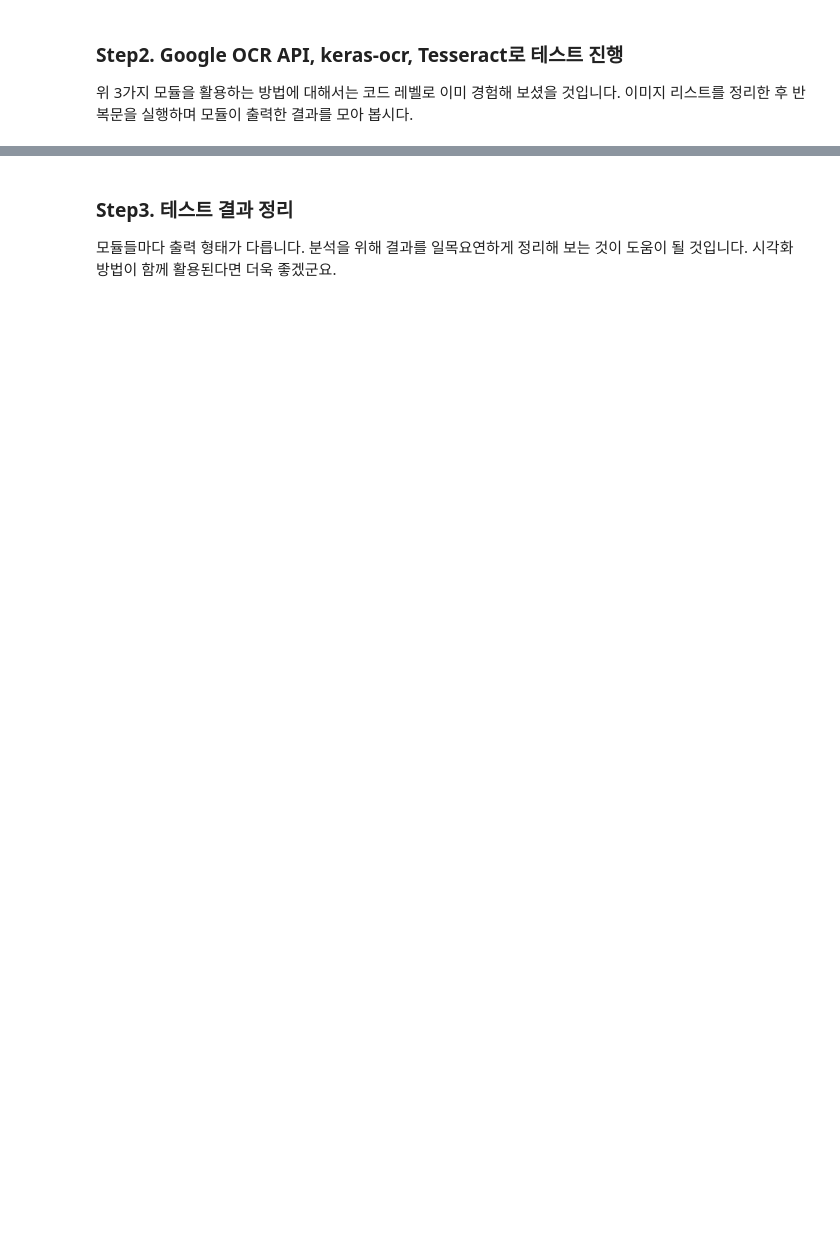
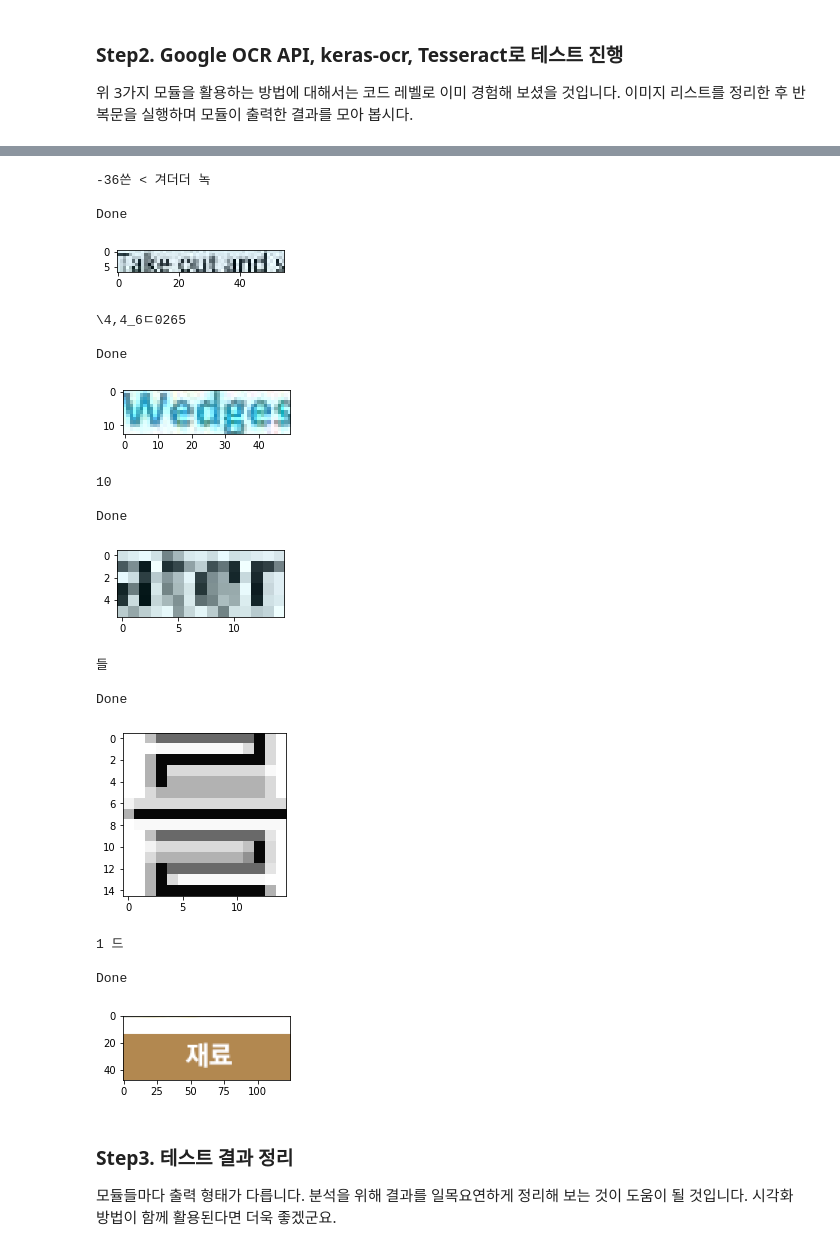
Before and after one commit to YesicaKim/E17_OCR_Reader, a Jupyter notebook: E17_OCR_Reader.ipynb, the cells around one changed output, grey strips where cells are left out. Cells and saved outputs as stored; diff of their text form; code cells hidden in the pictures; blank space fills up the shorter version.

```diff
--- a/E17_OCR_Reader.ipynb
+++ b/E17_OCR_Reader.ipynb
@@ -17,0 +266,22 @@ OCR 관련해서 오늘 다루어본 주제는 텍스트의 모양과 크기,
+# %%
+def recognize_images(cropped_image_path_list):
+    custom_oem_psm_config = r'--oem 3 --psm 7'
+
+    for image_path in cropped_image_path_list:
+        image = Image.open(image_path)
+        recognized_data = pytesseract.image_to_string(
+            image, lang='kor',    # 한국어라면 lang='kor'
+            config=custom_oem_psm_config,
+            output_type=Output.DICT
+        )
+        print(recognized_data['text'])
+    print("Done")
+# %%
+random_idx = np.random.choice(np.arange(len(cropped_image_path_list)), 5, replace=False)
+
+# cropped_image_path_list 에서 랜덤하게 선택해서 copped_image_paths에 저장
+
+cropped_image_pahts = []
+for idx in random_idx:
+    cropped_image_pahts.append(cropped_image_path_list[idx])
+cropped_image_pahts
@@ -18,3 +309,31 @@ OCR 관련해서 오늘 다루어본 주제는 텍스트의 모양과 크기,
+# %%
+for i in range(5) :
+    plt.figure(figsize = (3, 3))
+    pil_img = Image.open(cropped_image_pahts[i])
+    recognize_images([cropped_image_pahts[i]])
+    plt.imshow(pil_img)
+    plt.show()
+# %% [output]
+-36쓴 < 겨더더 녹
+
+Done
+[figure, added]
+\4,4_6ㄷ0265
+
+Done
+[figure, added]
+10
+
+Done
+[figure, added]
+들
+
+Done
+[figure, added]
+1 드
+
+Done
+[figure, added]
 # %% [markdown]
 ### Step3. 테스트 결과 정리
 
```
Also changed, not shown: parts of 25 cells of this notebook.
